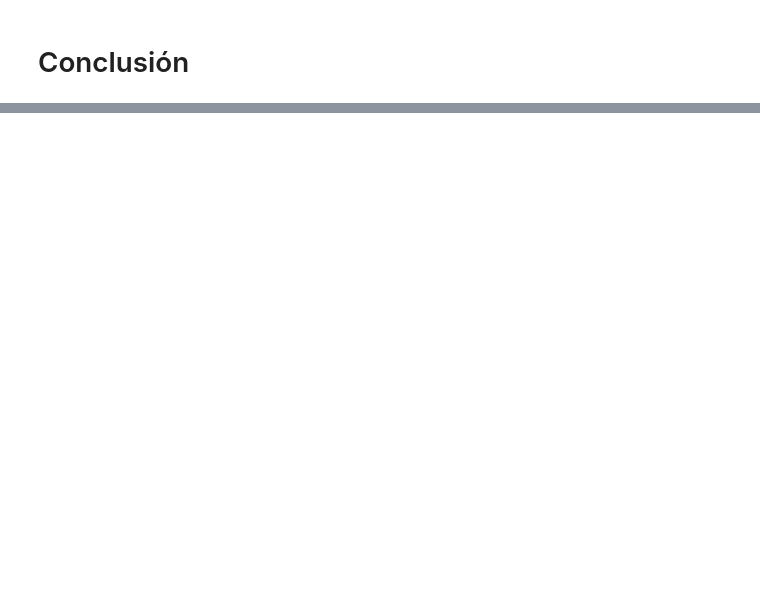
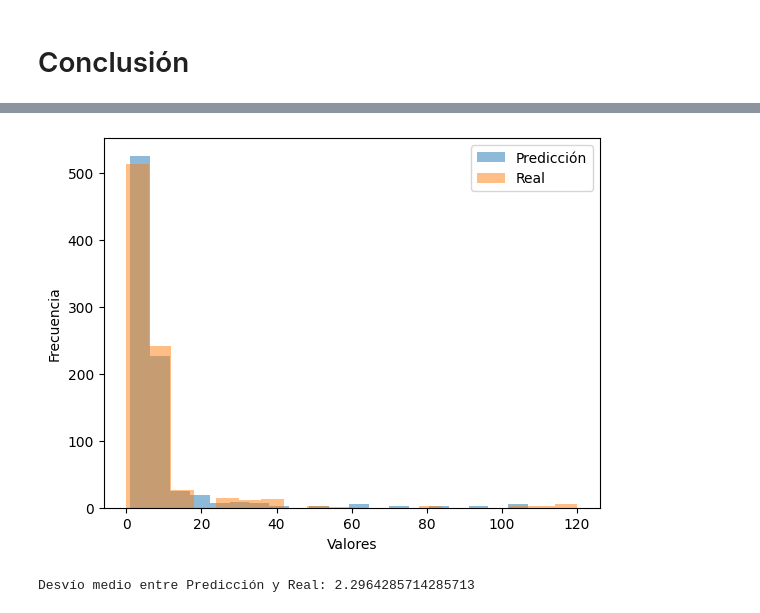
Before and after one commit to raulanegro/Chouse, a Jupyter notebook: Notebook_Final_Raul_Negro_version3_2.ipynb, the cells around one changed output, grey strips where cells are left out. Cells and saved outputs as stored; diff of their text form; code cells hidden in the pictures; blank space fills up the shorter version.

```diff
--- a/Notebook_Final_Raul_Negro_version3_2.ipynb
+++ b/Notebook_Final_Raul_Negro_version3_2.ipynb
@@ -1200,0 +1437,21 @@ R-squared: 0.9538899388410113
+# %%
+from sklearn.model_selection import train_test_split
+from sklearn.ensemble import RandomForestRegressor
+
+# Supongamos que tienes X_data e y_data definidos
+# Aquí estamos utilizando RandomForestRegressor como ejemplo de modelo
+X_train, X_test, Y_train, Y_test = train_test_split(X_data_3, Y_data_3, test_size=0.3, random_state=42)
+
+# Entrenar el modelo
+random_forest_nuevo = RandomForestRegressor()
+random_forest_nuevo.fit(X_train, Y_train)
+
+# Crear un DataFrame con el conjunto de prueba y las predicciones redondeadas
+X_test1 = X_test.copy()
+X_test1['Prediccion'] = np.round(random_forest_nuevo.predict(X_test), 0)
+
+# Agregar la columna 'Real' con los valores reales
+X_test1['Real'] = Y_test.values
+
+# Imprimir el DataFrame actualizado
+X_test1
@@ -1200,0 +1472,21 @@ R-squared: 0.9538899388410113
+# %%
+# Supongamos que ya tienes el DataFrame X_test1 con las columnas 'Prediccion' y 'Real'
+
+# Crear un histograma que muestre tanto las predicciones como los valores reales
+plt.hist(X_test1['Prediccion'], bins=20, alpha=0.5, label='Predicción')
+plt.hist(X_test1['Real'], bins=20, alpha=0.5, label='Real')
+
+# Añadir etiquetas y leyenda
+plt.xlabel('Valores')
+plt.ylabel('Frecuencia')
+plt.legend()
+
+# Mostrar el histograma
+plt.show()
+
+# Calcular el desvío entre predicciones y valores reales
+desvio = np.abs(X_test1['Prediccion'] - X_test1['Real']).mean()
+print(f"Desvío medio entre Predicción y Real: {desvio}")
+# %% [output]
+[figure, added]
+Desvío medio entre Predicción y Real: 2.2964285714285713
```
Also changed, not shown: parts of 44 cells of this notebook.
